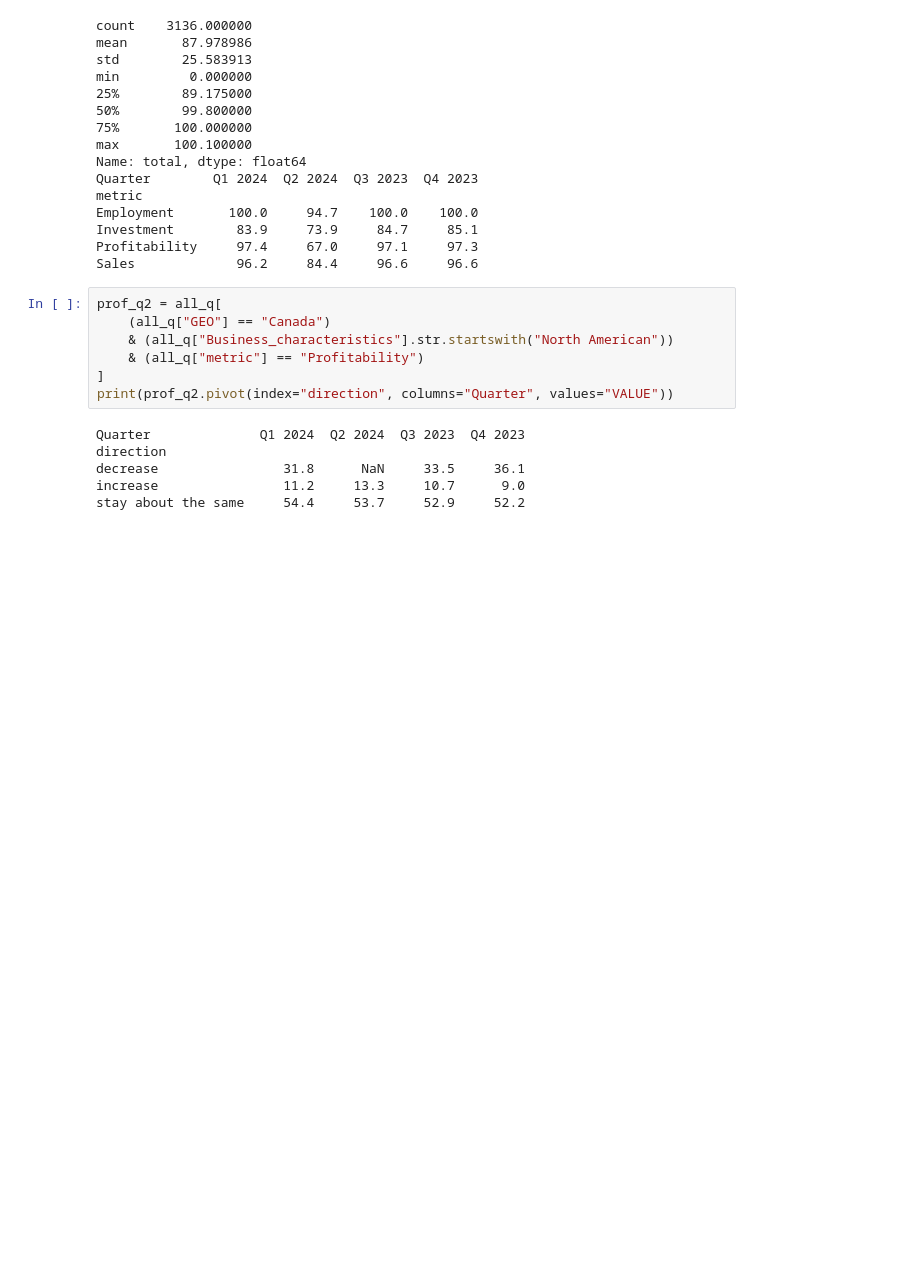
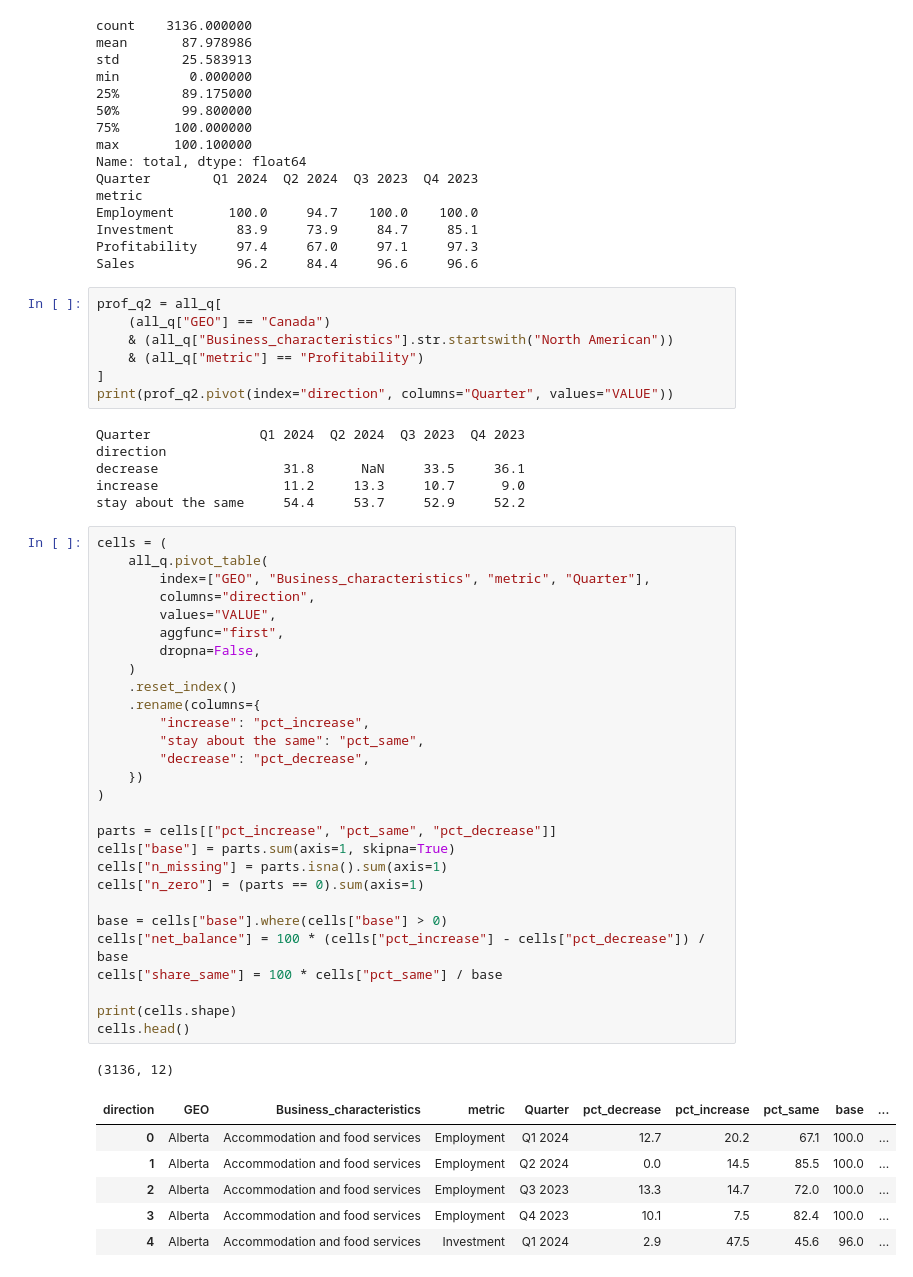
Before and after one commit to stephanieajah/csbc_business_conditions_analysis, a Jupyter notebook: notebooks/analysis.ipynb, the cells around one changed output. Saved outputs shown, nothing was run; the diff lists cells and outputs as text; blank space fills up the shorter version.

```diff
--- a/notebooks/analysis.ipynb
+++ b/notebooks/analysis.ipynb
@@ -204,3 +204,39 @@ direction
 decrease                31.8      NaN     33.5     36.1
 increase                11.2     13.3     10.7      9.0
 stay about the same     54.4     53.7     52.9     52.2
+# %%
+cells = (
+    all_q.pivot_table(
+        index=["GEO", "Business_characteristics", "metric", "Quarter"],
+        columns="direction",
+        values="VALUE",
+        aggfunc="first",
+        dropna=False,
+    )
+    .reset_index()
+    .rename(columns={
+        "increase": "pct_increase",
+        "stay about the same": "pct_same",
+        "decrease": "pct_decrease",
+    })
+)
+
+parts = cells[["pct_increase", "pct_same", "pct_decrease"]]
+cells["base"] = parts.sum(axis=1, skipna=True)
+cells["n_missing"] = parts.isna().sum(axis=1)
+cells["n_zero"] = (parts == 0).sum(axis=1)
+
+base = cells["base"].where(cells["base"] > 0)
+cells["net_balance"] = 100 * (cells["pct_increase"] - cells["pct_decrease"]) / base
+cells["share_same"] = 100 * cells["pct_same"] / base
+
+print(cells.shape)
+cells.head()
+# %% [output]
+(3136, 12)
+| direction | GEO | Business_characteristics | metric | Quarter | pct_decrease | pct_increase | pct_same | base | ... |
+| 0 | Alberta | Accommodation and food services | Employment | Q1 2024 | 12.7 | 20.2 | 67.1 | 100.0 | ... |
+| 1 | Alberta | Accommodation and food services | Employment | Q2 2024 | 0.0 | 14.5 | 85.5 | 100.0 | ... |
+| 2 | Alberta | Accommodation and food services | Employment | Q3 2023 | 13.3 | 14.7 | 72.0 | 100.0 | ... |
+| 3 | Alberta | Accommodation and food services | Employment | Q4 2023 | 10.1 | 7.5 | 82.4 | 100.0 | ... |
+| 4 | Alberta | Accommodation and food services | Investment | Q1 2024 | 2.9 | 47.5 | 45.6 | 96.0 | ... |
```
Also changed, not shown: parts of 1 cell of this notebook.
